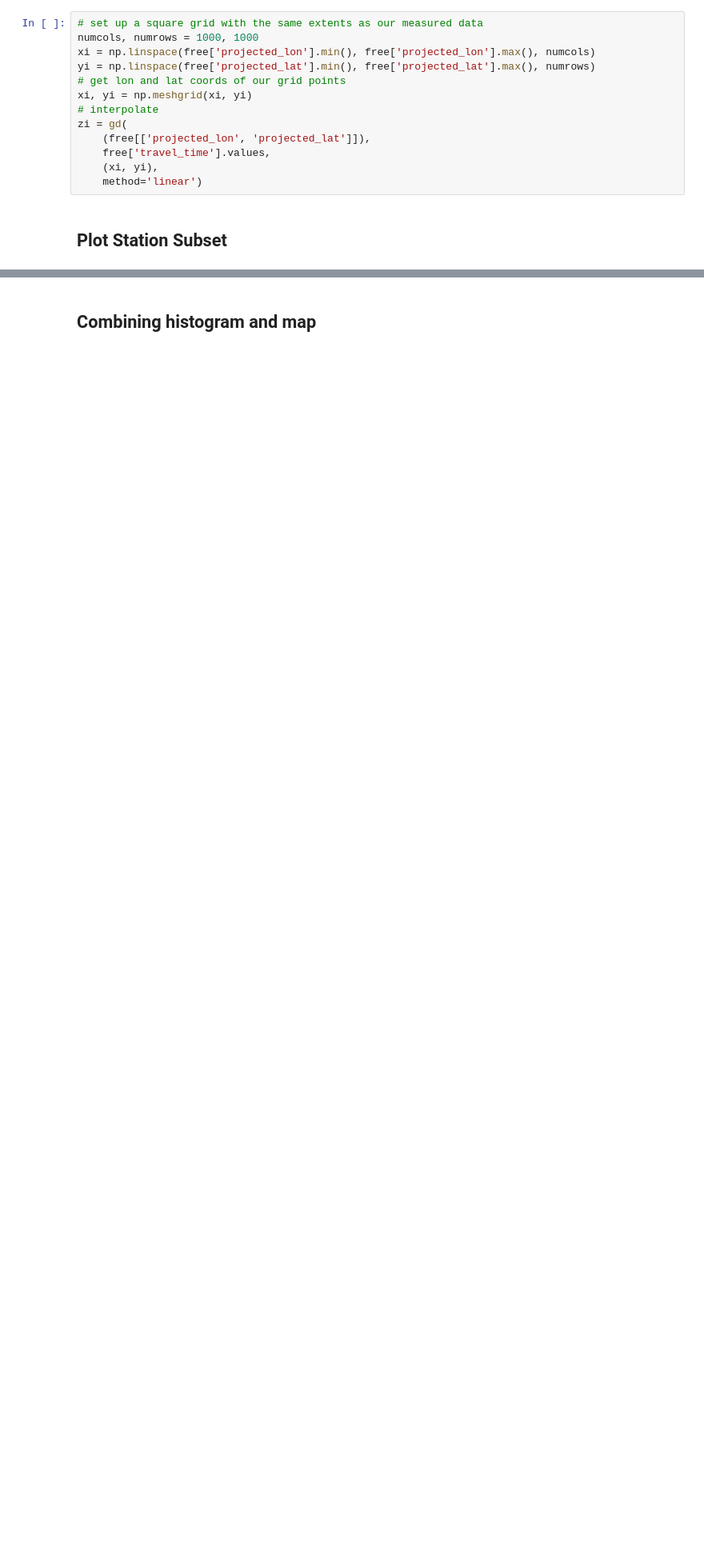
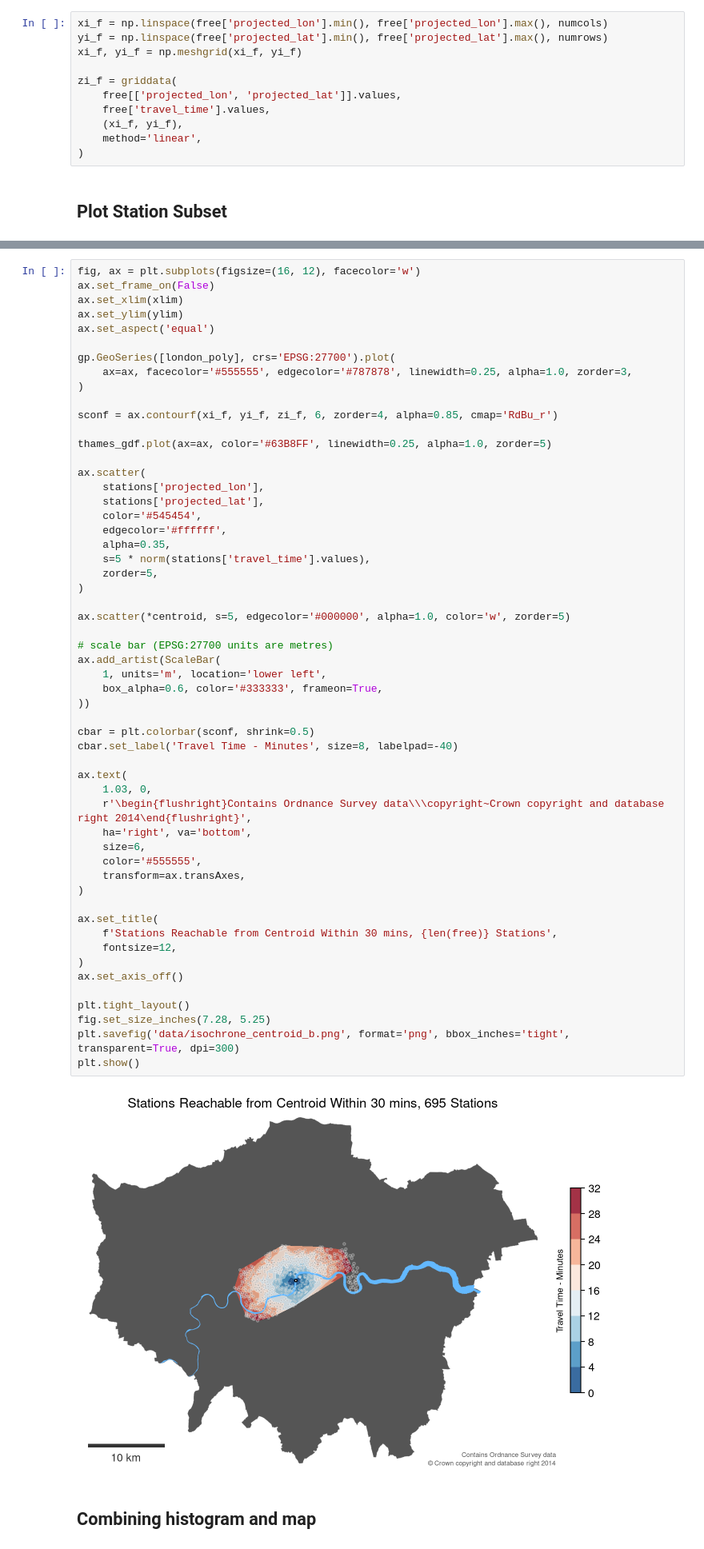
Before and after one commit to urschrei/Geopython, a Jupyter notebook: isochrone.ipynb, the cells around one changed output, grey strips where cells are left out. Shown at 80% size. Drawn from its saved outputs; the diff is of its cells as text; blank space fills up the shorter version.

```diff
--- a/isochrone.ipynb
+++ b/isochrone.ipynb
@@ -318,15 +188,13 @@ free = stations[stations['travel_time'] <= 30.]
 # %%
-# set up a square grid with the same extents as our measured data
-numcols, numrows = 1000, 1000
-xi = np.linspace(free['projected_lon'].min(), free['projected_lon'].max(), numcols)
-yi = np.linspace(free['projected_lat'].min(), free['projected_lat'].max(), numrows)
-# get lon and lat coords of our grid points
-xi, yi = np.meshgrid(xi, yi)
-# interpolate
-zi = gd(
-    (free[['projected_lon', 'projected_lat']]),
+xi_f = np.linspace(free['projected_lon'].min(), free['projected_lon'].max(), numcols)
+yi_f = np.linspace(free['projected_lat'].min(), free['projected_lat'].max(), numrows)
+xi_f, yi_f = np.meshgrid(xi_f, yi_f)
+
+zi_f = griddata(
+    free[['projected_lon', 'projected_lat']].values,
     free['travel_time'].values,
-    (xi, yi),
-    method='linear')
+    (xi_f, yi_f),
+    method='linear',
+)
 # %% [markdown]
 ## Plot Station Subset
@@ -426,3 +201,60 @@ plt.show()
+# %%
+fig, ax = plt.subplots(figsize=(16, 12), facecolor='w')
+ax.set_frame_on(False)
+ax.set_xlim(xlim)
+ax.set_ylim(ylim)
+ax.set_aspect('equal')
+
+gp.GeoSeries([london_poly], crs='EPSG:27700').plot(
+    ax=ax, facecolor='#555555', edgecolor='#787878', linewidth=0.25, alpha=1.0, zorder=3,
+)
+
+sconf = ax.contourf(xi_f, yi_f, zi_f, 6, zorder=4, alpha=0.85, cmap='RdBu_r')
+
+thames_gdf.plot(ax=ax, color='#63B8FF', linewidth=0.25, alpha=1.0, zorder=5)
+
+ax.scatter(
+    stations['projected_lon'],
+    stations['projected_lat'],
+    color='#545454',
+    edgecolor='#ffffff',
+    alpha=0.35,
+    s=5 * norm(stations['travel_time'].values),
+    zorder=5,
+)
+
+ax.scatter(*centroid, s=5, edgecolor='#000000', alpha=1.0, color='w', zorder=5)
+
+# scale bar (EPSG:27700 units are metres)
+ax.add_artist(ScaleBar(
+    1, units='m', location='lower left',
+    box_alpha=0.6, color='#333333', frameon=True,
+))
+
+cbar = plt.colorbar(sconf, shrink=0.5)
+cbar.set_label('Travel Time - Minutes', size=8, labelpad=-40)
+
+ax.text(
+    1.03, 0,
+    r'\begin{flushright}Contains Ordnance Survey data\\\copyright~Crown copyright and database right 2014\end{flushright}',
+    ha='right', va='bottom',
+    size=6,
+    color='#555555',
+    transform=ax.transAxes,
+)
+
+ax.set_title(
+    f'Stations Reachable from Centroid Within 30 mins, {len(free)} Stations',
+    fontsize=12,
+)
+ax.set_axis_off()
+
+plt.tight_layout()
+fig.set_size_inches(7.28, 5.25)
+plt.savefig('data/isochrone_centroid_b.png', format='png', bbox_inches='tight', transparent=True, dpi=300)
+plt.show()
+# %% [output]
+[figure, added]
 # %% [markdown]
 ## Combining histogram and map
 # %%
```
Also changed, not shown: parts of 41 cells of this notebook, 5 other files.
